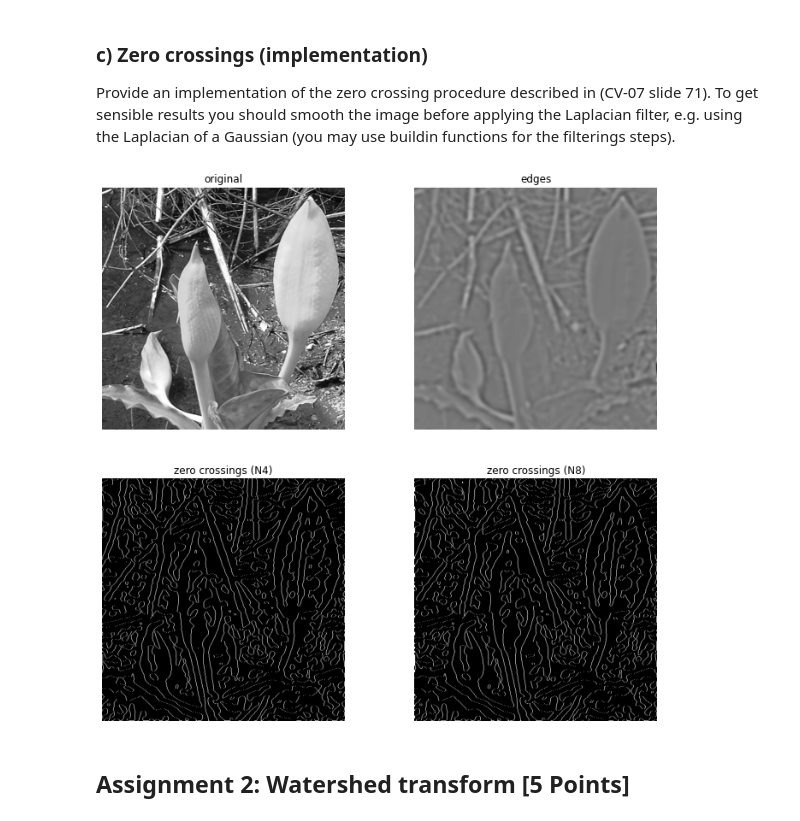
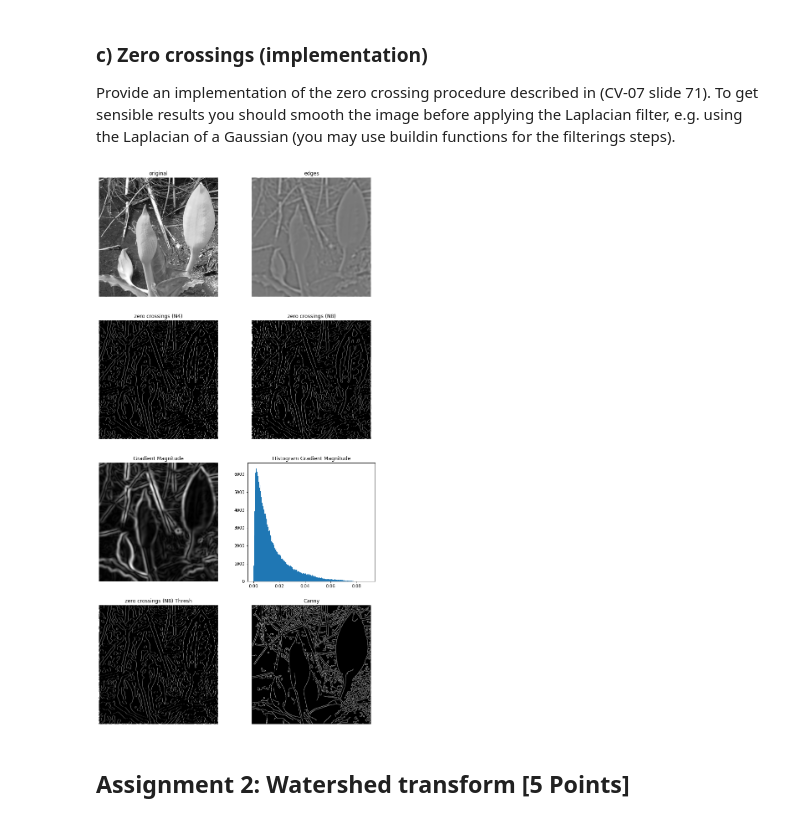
Before and after one commit to jebape/cv3_2021, a Jupyter notebook: Sheet 05/sheet05.ipynb, the cells around one changed output. Drawn from its saved outputs; the diff is of its cells as text; code cells hidden in the pictures.

```diff
--- a/Sheet 05/sheet05.ipynb
+++ b/Sheet 05/sheet05.ipynb
@@ -50,7 +50,7 @@ Provide an implementation of the zero crossing procedure described in (CV-07 sli
 from skimage import filters
 from skimage.feature import canny
 from skimage.color import rgb2gray
-from skimage.filters import gaussian, laplace
+from skimage.filters import gaussian, laplace, sobel, threshold_otsu
 from imageio import imread
 import matplotlib.pyplot as plt
 import numpy as np
@@ -80,38 +80,43 @@ def zero_crossing_8(img):
 
 img = imread('images/swampflower.png').astype(float)
 # img = imread('images/peppers.png').astype(float)
 
 if len(img.shape)>2:
     img = rgb2gray(img)
 img /= img.max()
 
 # Now compute edges and then zero crossings using the 4-neighborhood and the 8-neighborhood
 
 # 1. Smoothing with gaussian
 smoothed_img = gaussian(img, sigma=5)
 
 # 2. Compute gk with Laplacian operator
 edges = laplace(smoothed_img)
 
 # 3. Find zero crossings by shifting gk
 zero_crossings_n4 = zero_crossing_4(edges)
 zero_crossings_n8 = zero_crossing_8(edges)
 
+grad_mag = sobel(smoothed_img)
+grad_mag_threshold = threshold_otsu(grad_mag)
+
+zero_crossings_n8_threshold = zero_crossings_n8.copy()
+zero_crossings_n8_threshold[grad_mag < grad_mag_threshold] = 0
 
 plt.figure(figsize=(12, 24))
 plt.gray()
 
 plt.subplot(4,2,1); plt.axis('off'); plt.imshow(img); plt.title('original')
 plt.subplot(4,2,2); plt.axis('off'); plt.imshow(edges); plt.title('edges')
 plt.subplot(4,2,3); plt.axis('off'); plt.imshow(zero_crossings_n4); plt.title('zero crossings (N4)')
 plt.subplot(4,2,4); plt.axis('off'); plt.imshow(zero_crossings_n8); plt.title('zero crossings (N8)' )
-# plt.subplot(4,2,5); plt.axis('off'); plt.imshow(grad_mag); plt.title('Gradient Magnitude' )
-# plt.subplot(4,2,6); plt.hist(grad_mag.flatten(), 255, (0, grad_mag.max())); plt.title('Histogram Gradient Magnitude' )
-# plt.subplot(4,2,7); plt.axis('off'); plt.imshow(zero_crossings_n8_thresh); plt.title('zero crossings (N8) Thresh' )
-# plt.subplot(4,2,8); plt.axis('off'); plt.imshow(canny(img,sigma=2)); plt.title('Canny')
+plt.subplot(4,2,5); plt.axis('off'); plt.imshow(grad_mag); plt.title('Gradient Magnitude' )
+plt.subplot(4,2,6); plt.hist(grad_mag.flatten(), 255, (0, grad_mag.max())); plt.title('Histogram Gradient Magnitude' )
+plt.subplot(4,2,7); plt.axis('off'); plt.imshow(zero_crossings_n8_thresh); plt.title('zero crossings (N8) Thresh' )
+plt.subplot(4,2,8); plt.axis('off'); plt.imshow(canny(img,sigma=2)); plt.title('Canny')
 plt.show()
 # %% [output]
-[figure, old version]
+[figure, new version]
 # %% [markdown]
 ## Assignment 2: Watershed transform  [5 Points]
 # %% [markdown]
```
Also changed, not shown: 1 other file.
